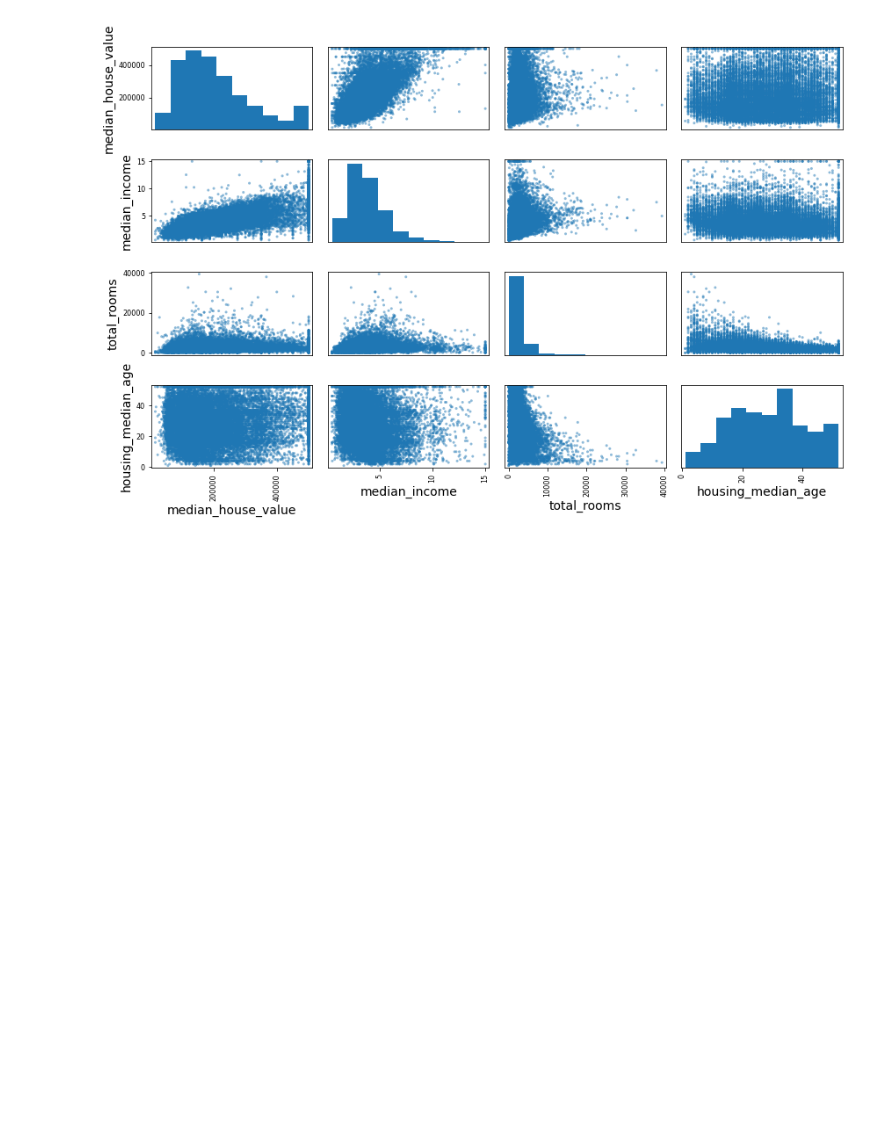
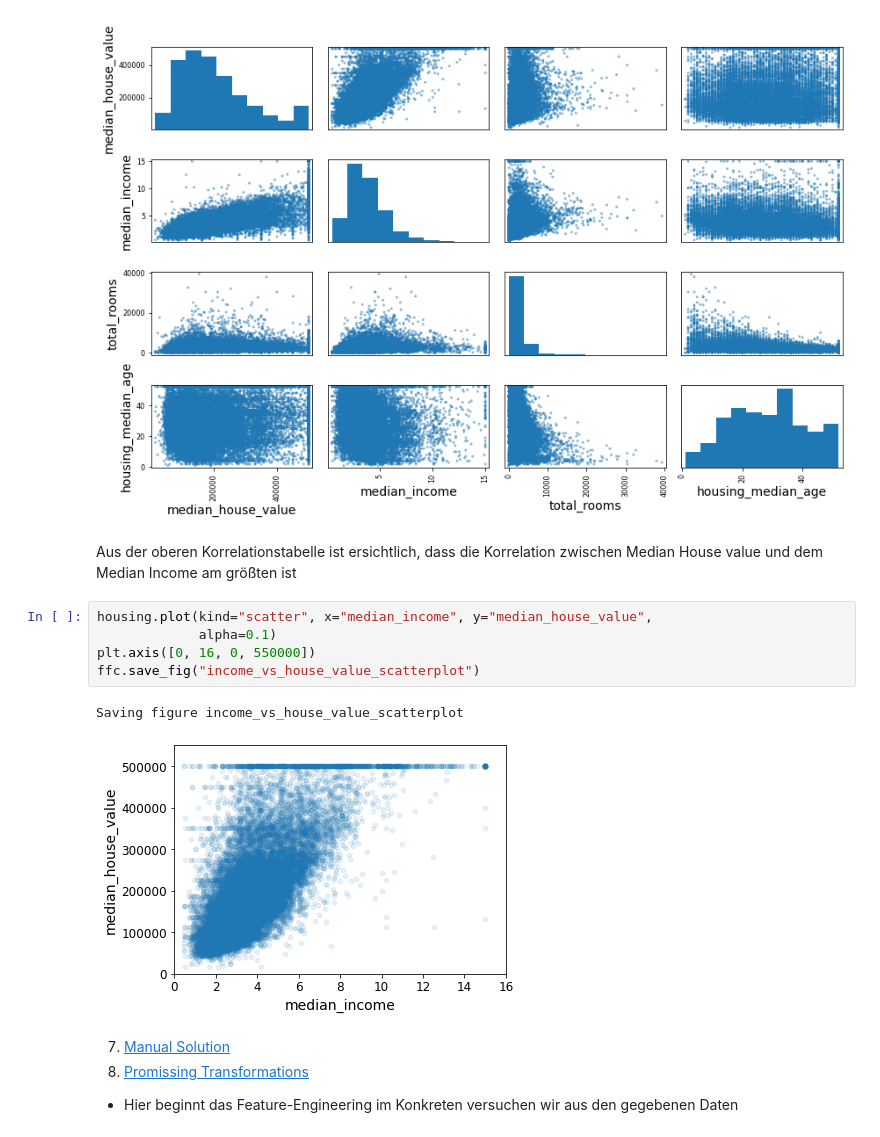
Before and after one commit to JHC90/Doc-Tool-Contents, a Jupyter notebook: Docus/DataScience/Praxis/Regression/HOML-California-Housing-Prices/03_Califronia_Housing_EDA.ipynb, the cells around one changed output. Saved outputs shown, nothing was run; the diff lists cells and outputs as text; blank space fills up the shorter version.

```diff
--- a/Docus/DataScience/Praxis/Regression/HOML-California-Housing-Prices/03_Califronia_Housing_EDA.ipynb
+++ b/Docus/DataScience/Praxis/Regression/HOML-California-Housing-Prices/03_Califronia_Housing_EDA.ipynb
@@ -116,3 +118,18 @@ ffc.save_fig("scatter_matrix_plot")
 # %% [output]
 Saving figure scatter_matrix_plot
 [figure]
+# %% [markdown]
+Aus der oberen Korrelationstabelle ist ersichtlich, dass die Korrelation zwischen Median House value und dem Median Income am größten ist
+# %%
+housing.plot(kind="scatter", x="median_income", y="median_house_value",
+             alpha=0.1)
+plt.axis([0, 16, 0, 550000])
+ffc.save_fig("income_vs_house_value_scatterplot")
+# %% [output]
+Saving figure income_vs_house_value_scatterplot
+[figure, added]
+# %% [markdown]
+7. [Manual Solution](16112020200718-ManualSolution)<br>
+8. [Promissing Transformations](07112020200718-PromissingTransformations)<br>
+- Hier beginnt das Feature-Engineering
+im Konkreten versuchen wir aus den gegebenen Daten
```
Also changed, not shown: parts of 3 cells of this notebook, 14 other files.
